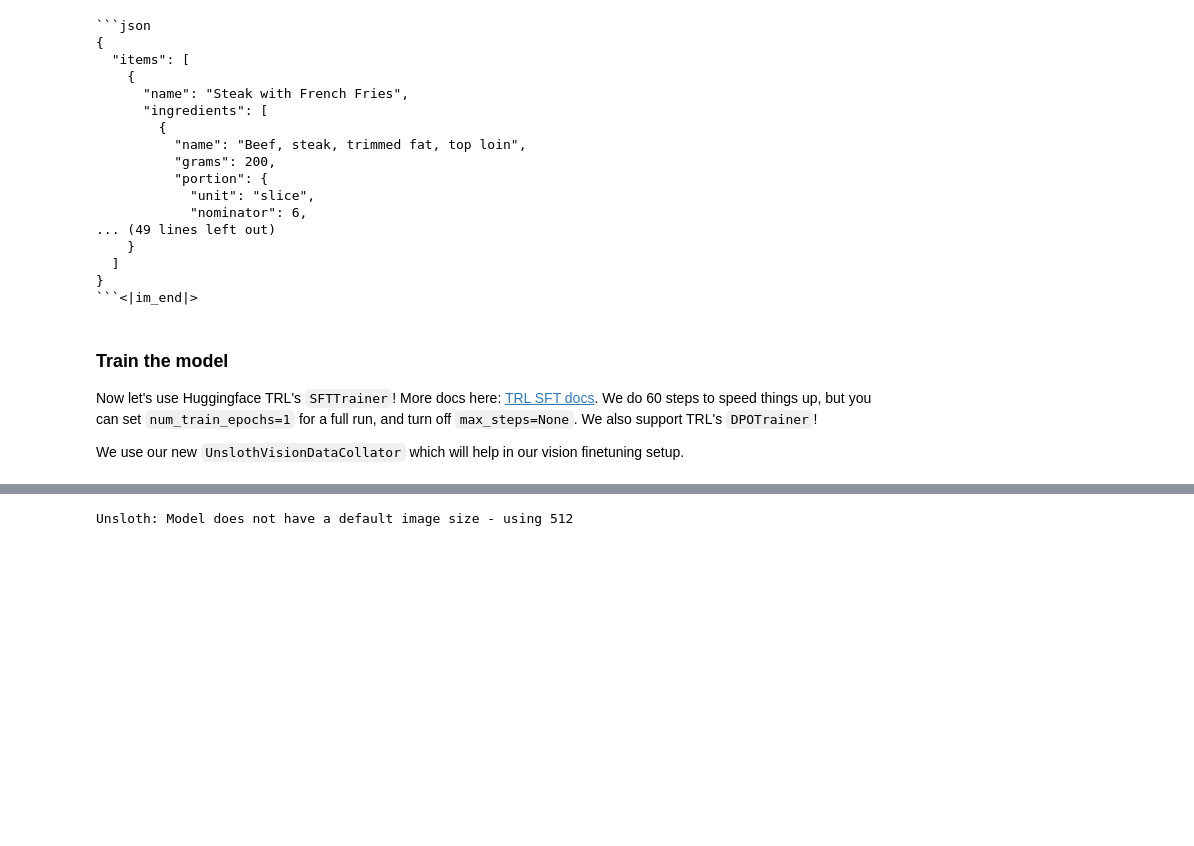
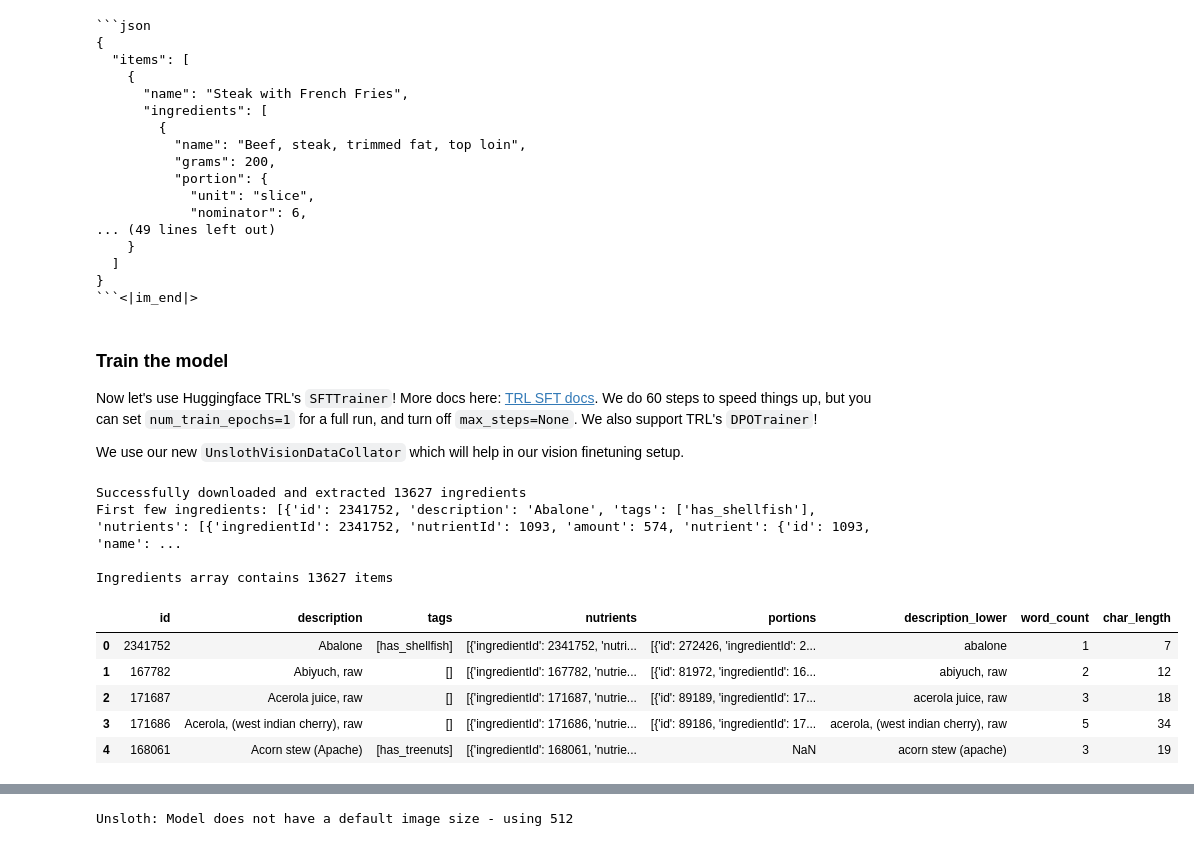
Before and after one commit to cem-unuvar/docs, a Jupyter notebook: nb/Qwen2.5_VL_(7B)-Vision.ipynb, the cells around one changed output, grey strips where cells are left out. Cells and saved outputs as stored; diff of their text form; code cells hidden in the pictures; blank space fills up the shorter version.

```diff
--- a/nb/Qwen2.5_VL_(7B)-Vision.ipynb
+++ b/nb/Qwen2.5_VL_(7B)-Vision.ipynb
@@ -270,3 +270,37 @@ _ = model.generate(**inputs, streamer = text_streamer, max_new_tokens = 2048,
 Now let's use Huggingface TRL's `SFTTrainer`! More docs here: [TRL SFT docs](https://huggingface.co/docs/trl/sft_trainer). We do 60 steps to speed things up, but you can set `num_train_epochs=1` for a full run, and turn off `max_steps=None`. We also support TRL's `DPOTrainer`!
 
 We use our new `UnslothVisionDataCollator` which will help in our vision finetuning setup.
+# %%
+import requests
+import json
+
+# Download the JSON file
+url = "https://fyhtxfgatreomxelzrez.supabase.co/storage/v1/object/public/ingredients//ingredients.json"
+
+try:
+    response = requests.get(url)
+    response.raise_for_status()  # Raises an HTTPError for bad responses
+
+    # Parse JSON into a dictionary
+    data = response.json()
+
+    # Extract the 'ingredient' field into an array
+    ingredients = data['ingredient']
+
+    print(f"Successfully downloaded and extracted {len(ingredients)} ingredients")
+    print(f"First few ingredients: {ingredients[:5]}")
+
+except requests.exceptions.RequestException as e:
+    print(f"Error downloading the file: {e}")
+except json.JSONDecodeError as e:
+    print(f"Error parsing JSON: {e}")
+except Exception as e:
+    print(f"Unexpected error: {e}")
+
+# The ingredients array is now ready to use
+print(f"\nIngredients array contains {len(ingredients)} items")
+# %% [output]
+Successfully downloaded and extracted 13627 ingredients
+First few ingredients: [{'id': 2341752, 'description': 'Abalone', 'tags': ['has_shellfish'], 'nutrients': [{'ingredientId': 2341752, 'nutrientId': 1093, 'amount': 574, 'nutrient': {'id': 1093, 'name': ...
+
+Ingredients array contains 13627 items
@@ -272,0 +359,10 @@ We use our new `UnslothVisionDataCollator` which will help in our vision finetun
+# %%
+df = prepare_ingredients_df(ingredients)
+df.head(5)
+# %% [output]
+|  | id | description | tags | nutrients | portions | description_lower | word_count | char_length |
+| 0 | 2341752 | Abalone | [has_shellfish] | [{'ingredientId': 2341752, 'nutri... | [{'id': 272426, 'ingredientId': 2... | abalone | 1 | 7 |
+| 1 | 167782 | Abiyuch, raw | [] | [{'ingredientId': 167782, 'nutrie... | [{'id': 81972, 'ingredientId': 16... | abiyuch, raw | 2 | 12 |
+| 2 | 171687 | Acerola juice, raw | [] | [{'ingredientId': 171687, 'nutrie... | [{'id': 89189, 'ingredientId': 17... | acerola juice, raw | 3 | 18 |
+| 3 | 171686 | Acerola, (west indian cherry), raw | [] | [{'ingredientId': 171686, 'nutrie... | [{'id': 89186, 'ingredientId': 17... | acerola, (west indian cherry), raw | 5 | 34 |
+| 4 | 168061 | Acorn stew (Apache) | [has_treenuts] | [{'ingredientId': 168061, 'nutrie... | NaN | acorn stew (apache) | 3 | 19 |
```
Also changed, not shown: parts of 6 cells of this notebook.
